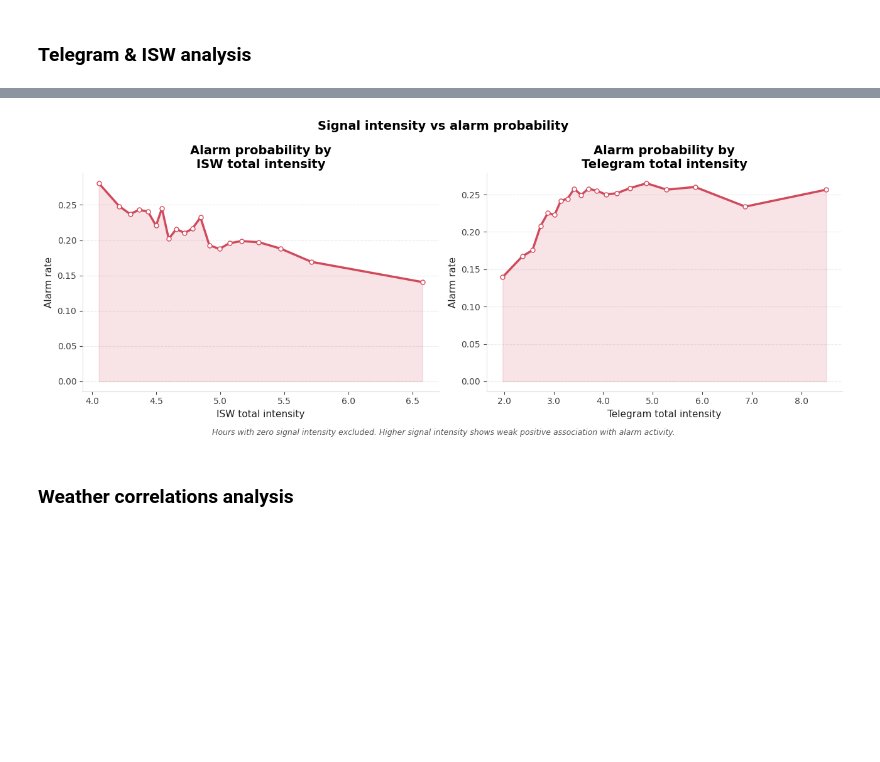
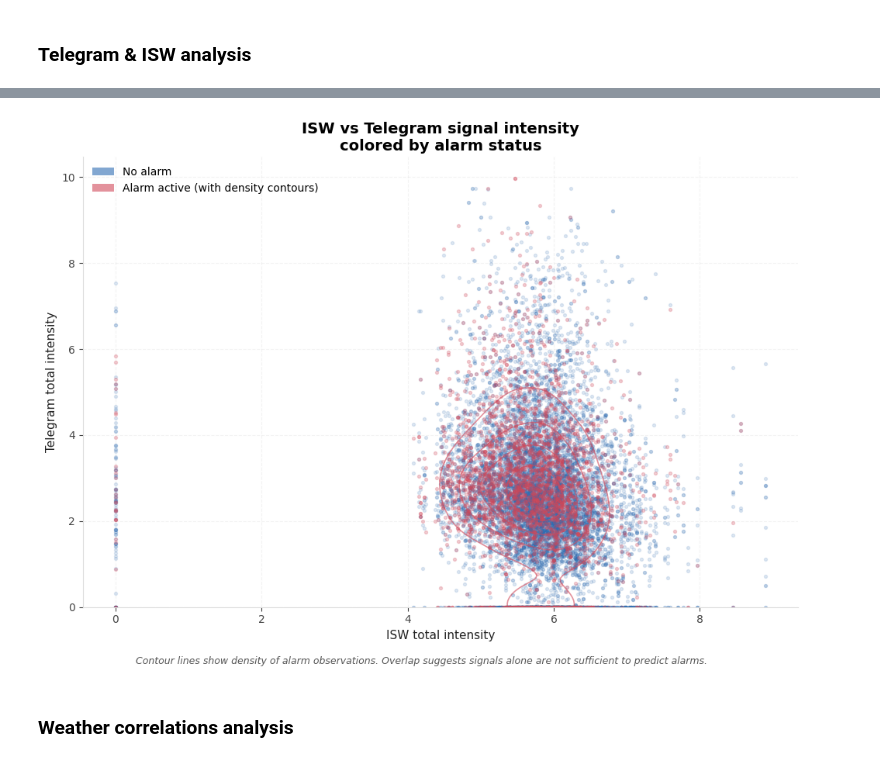
Before and after one commit to khorunzhaviktoriia/war-events-predictor-saas, a Jupyter notebook: forecasting/data_merge_feature_engineering.ipynb, the cells around one changed output, grey strips where cells are left out. Drawn from its saved outputs; the diff is of its cells as text; code cells hidden in the pictures; blank space fills up the shorter version.

```diff
--- a/forecasting/data_merge_feature_engineering.ipynb
+++ b/forecasting/data_merge_feature_engineering.ipynb
@@ -33,6 +34,7 @@ df_weather = pd.read_csv(weather_file)
 df_war_events = pd.read_csv(alarms_file)
 df_isw_matrix = pd.read_csv(isw_file)
 df_tg_matrix = pd.read_csv(tg_file)
+df_tg_region = pd.read_csv(tg_region)
 # %% [markdown]
 ## III. Data merge
 # %% [markdown]
@@ -324,0 +327,17 @@ memory usage: 2.8+ GB
+# %%
+tg_region_cols = [
+    "tg_region_threat_count",
+    "tg_region_allclear_count",
+    "tg_region_mention_count",
+]
+
+for col in tg_region_cols:
+    df_tg_region[col] = pd.to_numeric(df_tg_region[col], errors="coerce").fillna(0)
+# %%
+df_final = df_final.merge(
+    df_tg_region[["datetime_hour", "region_id", *tg_region_cols]],
+    on=["datetime_hour", "region_id"],
+    how="left",
+)
+
+df_final[tg_region_cols] = df_final[tg_region_cols].fillna(0)
@@ -460,8 +483,6 @@ df_final['isw_intensity_ema'] = (df_final.groupby('region_id')['isw_total_intens
 
 isw_cols = ['isw_velocity_24h', 'isw_intensity_ema', 'isw_topic_entropy']
 df_final[isw_cols] = df_final[isw_cols].fillna(0)
-# %%
-df_final = df_final.copy()
 # %% [markdown]
 ### TELEGRAM
 # %%
@@ -751,30 +776,47 @@ plt.show()
 # %%
-fig, axes = plt.subplots(1, 2, figsize=(13, 5))
+sample = df.sample(n=15000, random_state=42)
 
-for ax, col, label in zip(axes, ['isw_total_intensity', 'tg_total_intensity'], ['ISW total intensity', 'Telegram total intensity']):
-    data = df[df[col] > 0].copy()
-    data['bin'] = pd.qcut(data[col], q=20, duplicates='drop')
-    alarm_rate = data.groupby('bin', observed=True)['alarm_active'].mean()
-    bin_centers = data.groupby('bin', observed=True)[col].mean()
+fig, ax = plt.subplots(figsize=(10, 7))
 
-    ax.plot(bin_centers.values, alarm_rate.values, color=RED_ACCENT, linewidth=2.5, marker='o', markersize=5, markerfacecolor='white')
-    ax.fill_between(bin_centers.values, alarm_rate.values, alpha=0.15, color=RED_ACCENT)
+no_alarm = sample[sample['alarm_active'] == 0]
+alarm = sample[sample['alarm_active'] == 1]
 
-    ax.set_xlabel(label)
-    ax.set_ylabel('Alarm rate')
-    ax.set_title(f'Alarm probability by\n{label}')
-    ax.grid(axis='y')
-    ax.set_axisbelow(True)
-    ax.xaxis.set_major_formatter(mticker.FormatStrFormatter('%.1f'))
+ax.scatter(no_alarm['isw_total_intensity'], no_alarm['tg_total_intensity'], c=BLUE_MAIN, alpha=0.15, s=8, label='No alarm')
+ax.scatter(alarm['isw_total_intensity'], alarm['tg_total_intensity'], c=RED_ACCENT, alpha=0.25, s=8, label='Alarm active')
 
-plt.suptitle('Signal intensity vs alarm probability', fontsize=14, fontweight='bold')
+from scipy.stats import gaussian_kde
+
+xy = np.vstack([alarm['isw_total_intensity'], alarm['tg_total_intensity']])
+kde = gaussian_kde(xy, bw_method=0.3)
+xmin, xmax = alarm['isw_total_intensity'].quantile([0.01, 0.99])
+ymin, ymax = alarm['tg_total_intensity'].quantile([0.01, 0.99])
+
+xx, yy = np.mgrid[xmin:xmax:100j, ymin:ymax:100j]
+positions = np.vstack([xx.ravel(), yy.ravel()])
+z = kde(positions).reshape(xx.shape)
+
+ax.contour(xx, yy, z, levels=5, colors=RED_ACCENT, alpha=0.6, linewidths=1.2)
+
+ax.set_title('ISW vs Telegram signal intensity\ncolored by alarm status')
+ax.set_xlabel('ISW total intensity')
+ax.set_ylabel('Telegram total intensity')
+
+legend_elements = [
+    mpatches.Patch(facecolor=BLUE_MAIN, alpha=0.6, label='No alarm'),
+    mpatches.Patch(facecolor=RED_ACCENT, alpha=0.6, label='Alarm active (with density contours)')
+]
+ax.legend(handles=legend_elements, frameon=False)
+ax.grid(alpha=0.3)
+ax.set_axisbelow(True)
+
 fig.text(0.5, -0.02,
-         'Hours with zero signal intensity excluded. Higher signal intensity shows weak positive association with alarm activity.',
+         'Contour lines show density of alarm observations. Overlap suggests signals alone are not sufficient to predict alarms.',
          ha='center', fontsize=9, color=TEXT_GREY, style='italic')
+
 plt.tight_layout()
 plt.show()
 # %% [output]
-[figure, old version]
+[figure, new version]
 # %% [markdown]
 ### Weather correlations analysis
 # %%
```
Also changed, not shown: parts of 42 cells of this notebook, 1 other file.
